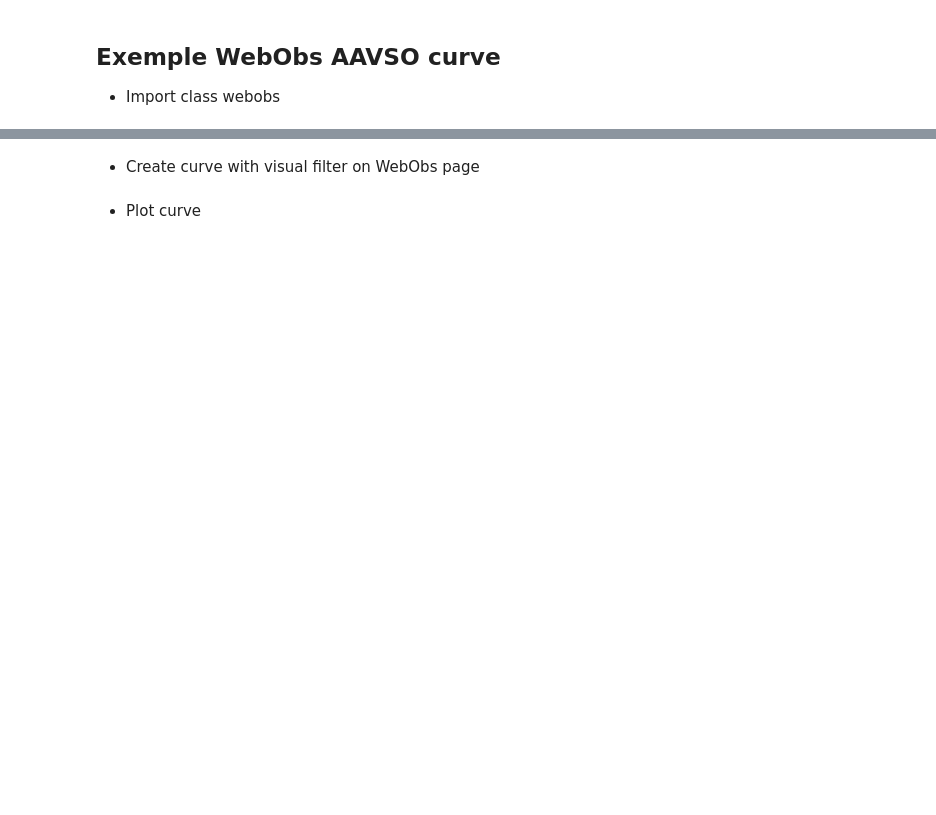
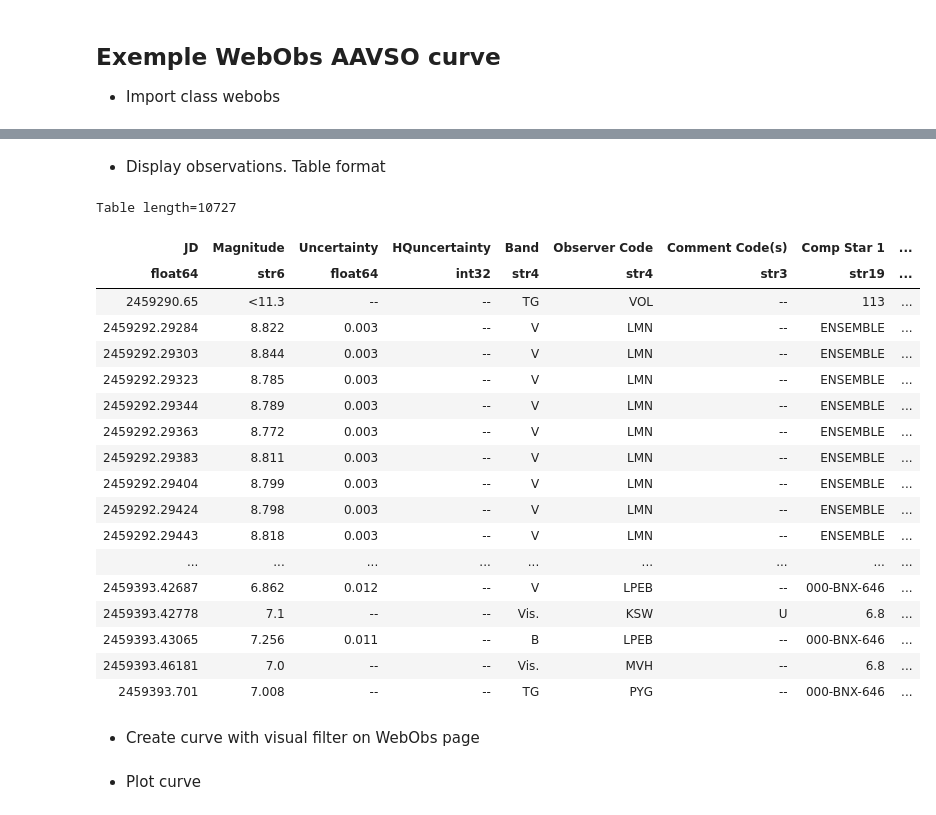
Before and after one commit to dtouzan/ciboulette, a Jupyter notebook: notebook/exemple-aavso.ipynb, the cells around one changed output, grey strips where cells are left out. Saved outputs shown, nothing was run; the diff lists cells and outputs as text; code cells hidden in the pictures; blank space fills up the shorter version.

```diff
--- a/notebook/exemple-aavso.ipynb
+++ b/notebook/exemple-aavso.ipynb
@@ -7,3 +70,27 @@ from ciboulette.aavso.webobs import WebObs
+# %% [markdown]
+- Display observations. Table format
+# %%
+c.observations
+# %% [output]
+Table length=10727
+| JD | Magnitude | Uncertainty | HQuncertainty | Band | Observer Code | Comment Code(s) | Comp Star 1 | ... |
+| float64 | str6 | float64 | int32 | str4 | str4 | str3 | str19 | ... |
+| 2459290.65 | <11.3 | -- | -- | TG | VOL | -- | 113 | ... |
+| 2459292.29284 | 8.822 | 0.003 | -- | V | LMN | -- | ENSEMBLE | ... |
+| 2459292.29303 | 8.844 | 0.003 | -- | V | LMN | -- | ENSEMBLE | ... |
+| 2459292.29323 | 8.785 | 0.003 | -- | V | LMN | -- | ENSEMBLE | ... |
+| 2459292.29344 | 8.789 | 0.003 | -- | V | LMN | -- | ENSEMBLE | ... |
+| 2459292.29363 | 8.772 | 0.003 | -- | V | LMN | -- | ENSEMBLE | ... |
+| 2459292.29383 | 8.811 | 0.003 | -- | V | LMN | -- | ENSEMBLE | ... |
+| 2459292.29404 | 8.799 | 0.003 | -- | V | LMN | -- | ENSEMBLE | ... |
+| 2459292.29424 | 8.798 | 0.003 | -- | V | LMN | -- | ENSEMBLE | ... |
+| 2459292.29443 | 8.818 | 0.003 | -- | V | LMN | -- | ENSEMBLE | ... |
+| ... | ... | ... | ... | ... | ... | ... | ... | ... |
+| 2459393.42687 | 6.862 | 0.012 | -- | V | LPEB | -- | 000-BNX-646 | ... |
+| 2459393.42778 | 7.1 | -- | -- | Vis. | KSW | U | 6.8 | ... |
+| 2459393.43065 | 7.256 | 0.011 | -- | B | LPEB | -- | 000-BNX-646 | ... |
+| 2459393.46181 | 7.0 | -- | -- | Vis. | MVH | -- | 6.8 | ... |
+| 2459393.701 | 7.008 | -- | -- | TG | PYG | -- | 000-BNX-646 | ... |
 # %% [markdown]
 - Create curve with visual filter on WebObs page
 # %%
```
Also changed, not shown: parts of 19 cells of this notebook.
